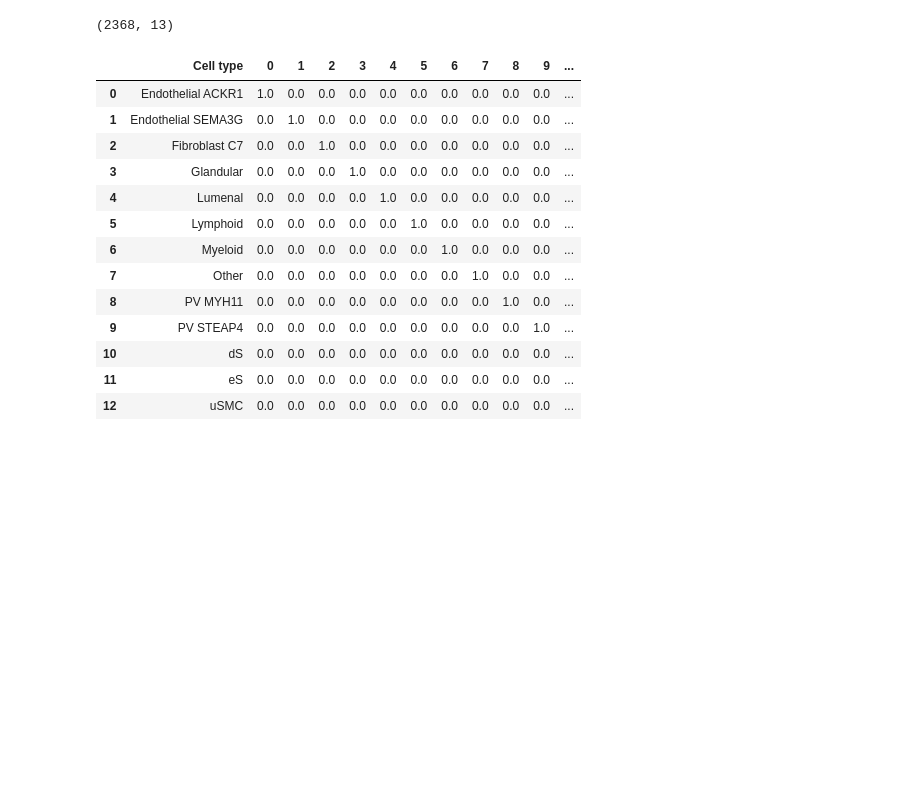
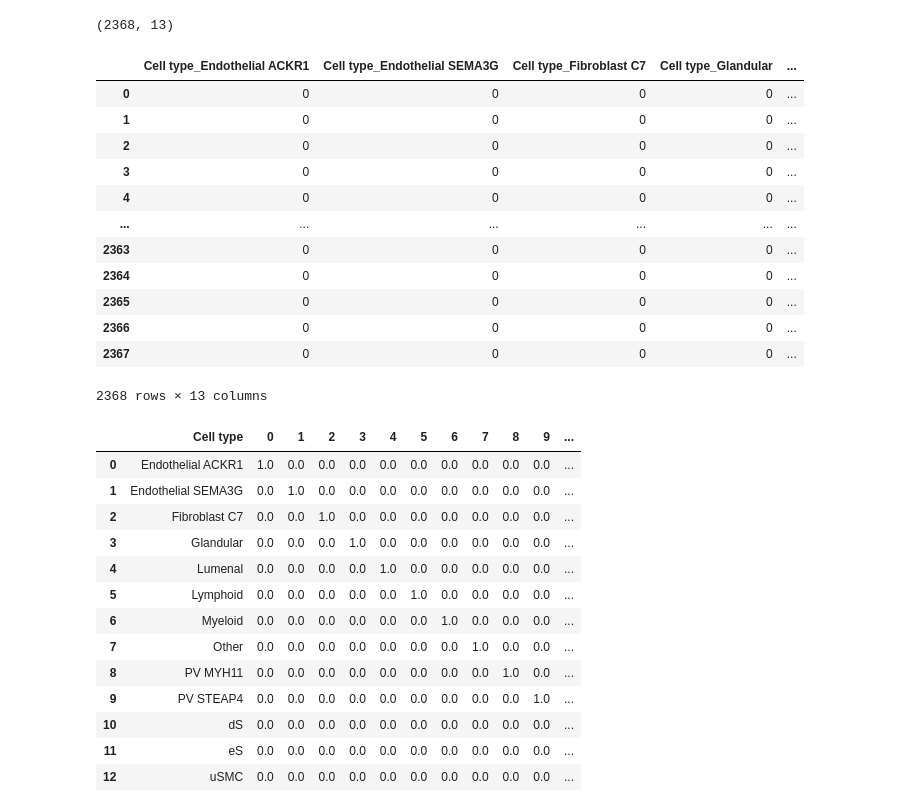
Before and after one commit to vfschumann/novosparc, a Jupyter notebook: Vic/development/celltype_transfer.ipynb, the cells around one changed output. Cells and saved outputs as stored; diff of their text form; code cells hidden in the pictures; blank space fills up the shorter version.

```diff
--- a/Vic/development/celltype_transfer.ipynb
+++ b/Vic/development/celltype_transfer.ipynb
@@ -236,6 +271,25 @@ ct_encode_full.set_index("Cell type", inplace=True)
 print(ct_encode_full.shape)
 # %% [output]
 (2368, 13)
+# %%
+# bug fix
+
+onehot = pd.get_dummies(cell_types_raw)
+onehot
+# %% [output]
+|  | Cell type_Endothelial ACKR1 | Cell type_Endothelial SEMA3G | Cell type_Fibroblast C7 | Cell type_Glandular | ... |
+| 0 | 0 | 0 | 0 | 0 | ... |
+| 1 | 0 | 0 | 0 | 0 | ... |
+| 2 | 0 | 0 | 0 | 0 | ... |
+| 3 | 0 | 0 | 0 | 0 | ... |
+| 4 | 0 | 0 | 0 | 0 | ... |
+| ... | ... | ... | ... | ... | ... |
+| 2363 | 0 | 0 | 0 | 0 | ... |
+| 2364 | 0 | 0 | 0 | 0 | ... |
+| 2365 | 0 | 0 | 0 | 0 | ... |
+| 2366 | 0 | 0 | 0 | 0 | ... |
+| 2367 | 0 | 0 | 0 | 0 | ... |
+2368 rows × 13 columns
 # %%
 ct_encode_names
 # %% [output]
```
Also changed, not shown: parts of 32 cells of this notebook, 1 other file.
